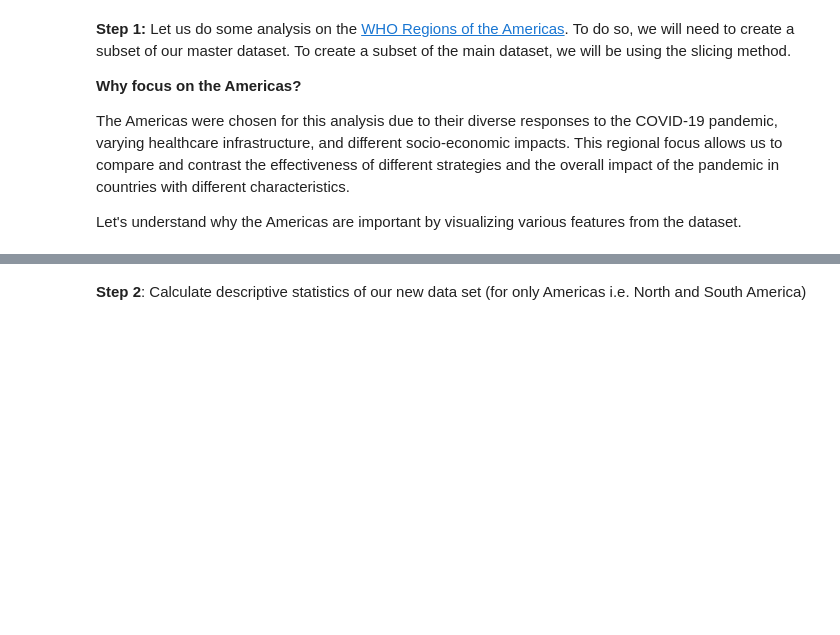
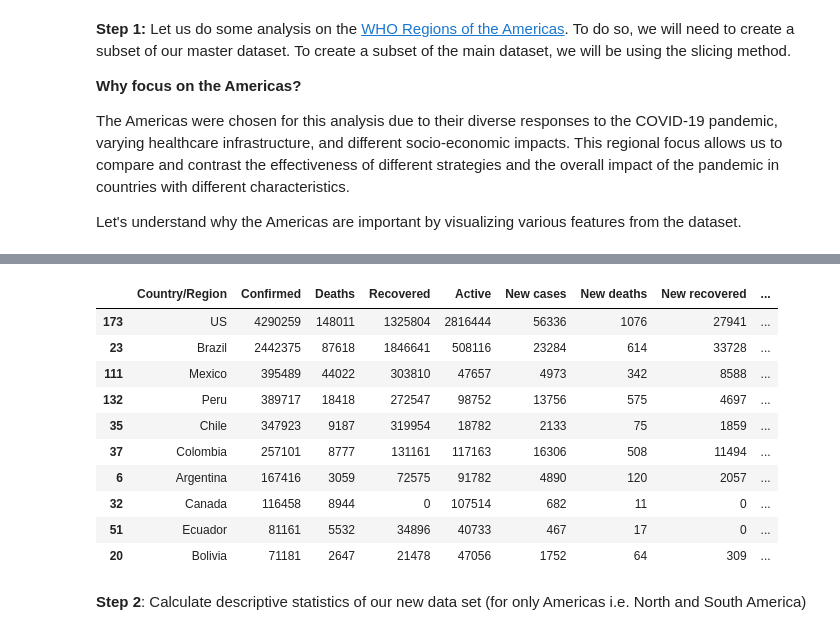
Before and after one commit to chipojaya1/myNEBDHub, a Jupyter notebook: Covid-19/NSDC_Data_Science_Projects_COVID_19_Data_Dashboard_Project.ipynb, the cells around one changed output, grey strips where cells are left out. Drawn from its saved outputs; the diff is of its cells as text; code cells hidden in the pictures; blank space fills up the shorter version.

```diff
--- a/Covid-19/NSDC_Data_Science_Projects_COVID_19_Data_Dashboard_Project.ipynb
+++ b/Covid-19/NSDC_Data_Science_Projects_COVID_19_Data_Dashboard_Project.ipynb
@@ -186,8 +188,20 @@ plt.show()
 # %%
 #TODO: Filter the data for the Americas region
-d_america = data[data['WHO Region'] == '______'].sort_values(by='Confirmed', ascending = False)
-new_data = d_america.head(__) #top 10 countries
+d_america = data[data['WHO Region'] == 'Americas'].sort_values(by='Confirmed', ascending=False)
+new_data = d_america.head(10)  # top 10 countries
 new_data
+# %% [output]
+|  | Country/Region | Confirmed | Deaths | Recovered | Active | New cases | New deaths | New recovered | ... |
+| 173 | US | 4290259 | 148011 | 1325804 | 2816444 | 56336 | 1076 | 27941 | ... |
+| 23 | Brazil | 2442375 | 87618 | 1846641 | 508116 | 23284 | 614 | 33728 | ... |
+| 111 | Mexico | 395489 | 44022 | 303810 | 47657 | 4973 | 342 | 8588 | ... |
+| 132 | Peru | 389717 | 18418 | 272547 | 98752 | 13756 | 575 | 4697 | ... |
+| 35 | Chile | 347923 | 9187 | 319954 | 18782 | 2133 | 75 | 1859 | ... |
+| 37 | Colombia | 257101 | 8777 | 131161 | 117163 | 16306 | 508 | 11494 | ... |
+| 6 | Argentina | 167416 | 3059 | 72575 | 91782 | 4890 | 120 | 2057 | ... |
+| 32 | Canada | 116458 | 8944 | 0 | 107514 | 682 | 11 | 0 | ... |
+| 51 | Ecuador | 81161 | 5532 | 34896 | 40733 | 467 | 17 | 0 | ... |
+| 20 | Bolivia | 71181 | 2647 | 21478 | 47056 | 1752 | 64 | 309 | ... |
 # %% [markdown]
 **Step 2**: Calculate descriptive statistics of our new data set (for only Americas i.e. North and South America)
 # %%
```
Also changed, not shown: parts of 2 cells of this notebook.
